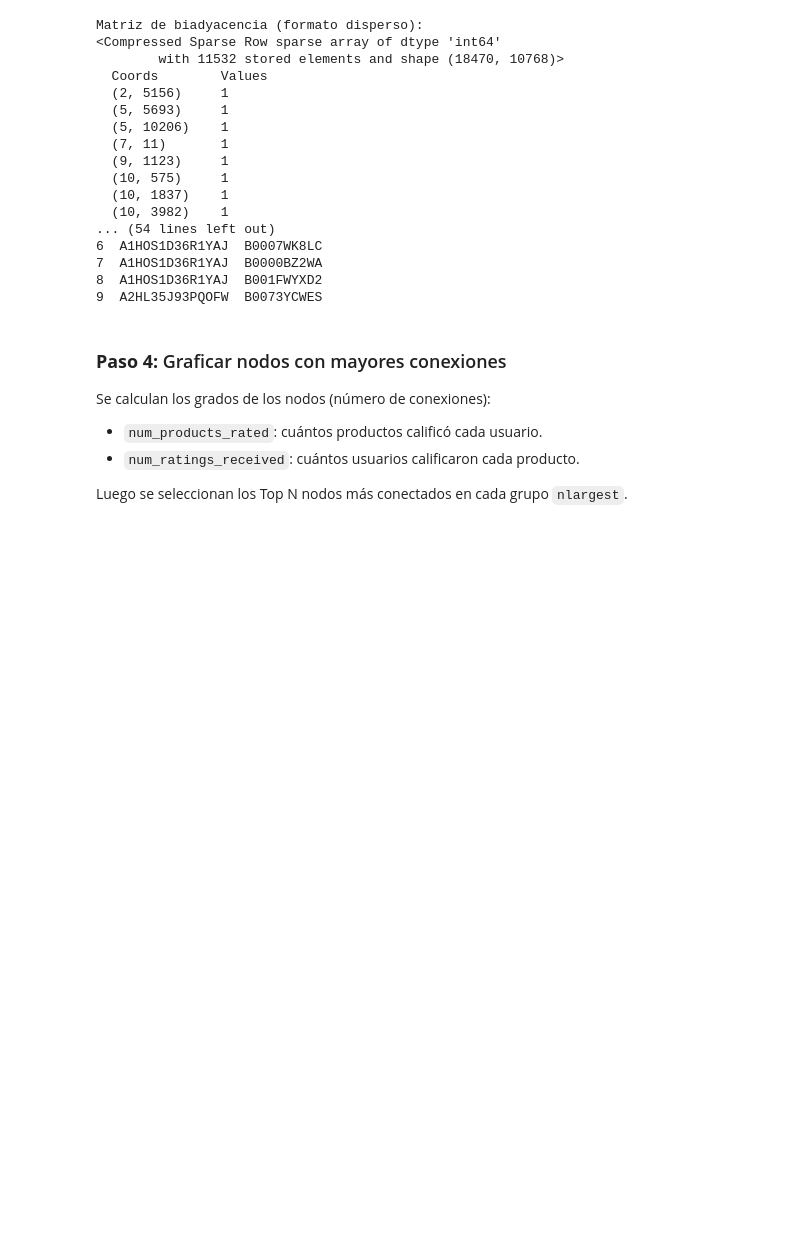
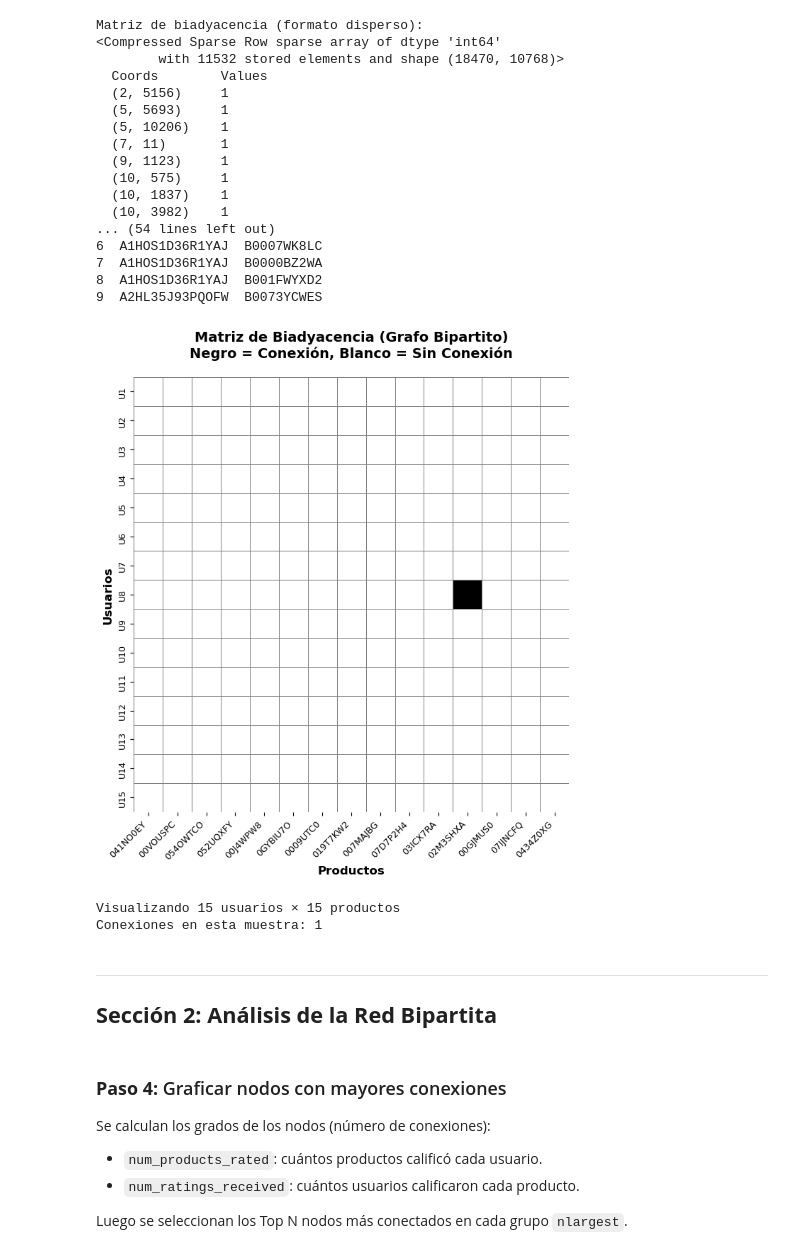
Before and after one commit to ChrisJMora/recommender_system_using_bipartite_network, a Jupyter notebook: src/app/main.ipynb, the cells around one changed output. Saved outputs shown, nothing was run; the diff lists cells and outputs as text; code cells hidden in the pictures; blank space fills up the shorter version.

```diff
--- a/src/app/main.ipynb
+++ b/src/app/main.ipynb
@@ -24,13 +57,18 @@ ModuleNotFoundError: No module named 'kagglehub'
 ### **Paso 2:** Cargar el Dataset
 # %%
 import pandas as pd
-dataset_path = r"C:\Users\isaac\Documents\IA\recommender_system_using_bipartite_network\src\app\data\amazon-products-reviews\ratings_electronics.csv"
-## Carga del dataset generado en la ruta del api
+import os
+
+# Ruta relativa al dataset desde la ubicación del notebook
+dataset_path = os.path.join(os.path.dirname(os.path.abspath('__file__')),
+                            'data', 'amazon-products-reviews', 'ratings_electronics.csv')
+
+# Carga del dataset
 electronics_data = pd.read_csv(
     dataset_path, names=['userId', 'productId', 'Rating', 'timestamp']
 )
 
-## Impresión de las primeras 5 filas para validar la carga correcta del dataset
+# Impresión de las primeras 5 filas
 electronics_data.head()
 # %% [output]
 |  | userId | productId | Rating | timestamp |
@@ -216,6 +258,53 @@ Matriz de biadyacencia (formato disperso):
 7  A1HOS1D36R1YAJ  B0000BZ2WA
 8  A1HOS1D36R1YAJ  B001FWYXD2
 9  A2HL35J93PQOFW  B0073YCWES
+# %%
+import matplotlib.pyplot as plt
+import seaborn as sns
+
+# Visualización de la matriz de biadyacencia (muestra pequeña)
+fig, ax = plt.subplots(figsize=(12, 8))
+
+# Tomar una muestra pequeña para visualización
+sample_users = users[:15] if len(users) >= 15 else users
+sample_products = products[:15] if len(products) >= 15 else products
+
+# Obtener submatriz para la muestra
+user_indices = [users.index(u) for u in sample_users]
+product_indices = [products.index(p) for p in sample_products]
+sample_matrix = matrix_sparse[user_indices, :][:, product_indices].toarray()
+
+# Crear heatmap
+sns.heatmap(sample_matrix,
+            cmap='binary',
+            cbar=False,
+            xticklabels=[p[-8:] for p in sample_products],
+            yticklabels=[f'U{i+1}' for i in range(len(sample_users))],
+            square=True,
+            linewidths=0.5,
+            linecolor='gray',
+            ax=ax)
+
+ax.set_xlabel('Productos', fontsize=12, fontweight='bold')
+ax.set_ylabel('Usuarios', fontsize=12, fontweight='bold')
+ax.set_title('Matriz de Biadyacencia (Grafo Bipartito)\nNegro = Conexión, Blanco = Sin Conexión',
+             fontsize=14, fontweight='bold', pad=20)
+
+plt.xticks(rotation=45, ha='right', fontsize=9)
+plt.yticks(fontsize=9)
+plt.tight_layout()
+plt.show()
+
+print(f"\nVisualizando {len(sample_users)} usuarios × {len(sample_products)} productos")
+print(f"Conexiones en esta muestra: {sample_matrix.sum():.0f}")
+# %% [output]
+[figure, added]
+Visualizando 15 usuarios × 15 productos
+Conexiones en esta muestra: 1
+# %% [markdown]
+---
+
+## **Sección 2: Análisis de la Red Bipartita**
 # %% [markdown]
 ### **Paso 4:** Graficar nodos con mayores conexiones
 
```
Also changed, not shown: parts of 28 cells of this notebook, 1 other file.
